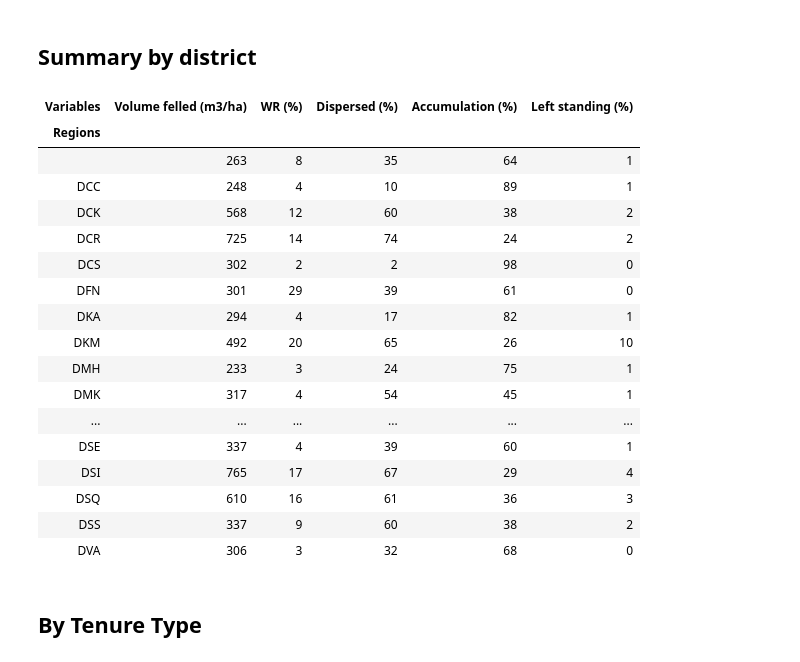
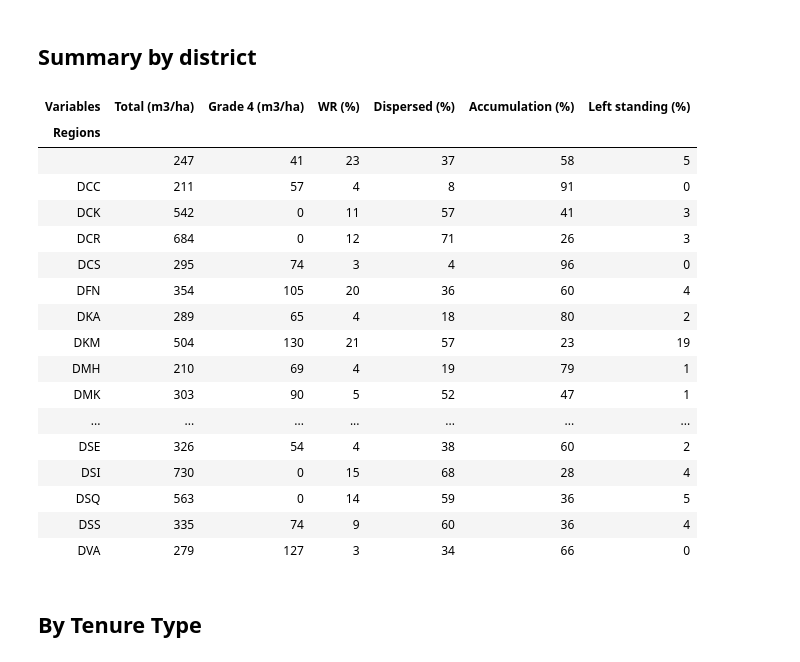
Before and after one commit to RobbieHember/fcexplore, a Jupyter notebook: waste/wastewood_bc_02_analysis.ipynb, the cells around one changed output. Drawn from its saved outputs; the diff is of its cells as text; code cells hidden in the pictures.

```diff
--- a/waste/wastewood_bc_02_analysis.ipynb
+++ b/waste/wastewood_bc_02_analysis.ipynb
@@ -54,13 +54,14 @@ dTM=gu.ipickle(r'C:\Users\rhember\Documents\Data\Waste Wood\WasteSummary.pkl')
 # Derived variables
 
 # Volume felled (Volume delivered + Waste)
-dTM['V Felled m3/ha']=dTM['V Logs Delivered Abs m3/ha']+dTM['V NonLog Delivered Abs m3/ha']+dTM['Waste Total m3/ha']
+#dTM['V Felled m3/ha']=dTM['V Logs Delivered Abs m3/ha']+dTM['V NonLog Delivered Abs m3/ha']+dTM['Waste Total m3/ha']
+dTM['V Felled m3/ha']=dTM['V Logs Delivered Abs m3/ha']+dTM['Waste Total m3/ha']
 
 # Waste ratio
 dTM['WR']=dTM['Waste Total m3/ha']/dTM['V Felled m3/ha']
 
 # Sawlog recovery ratio
-dTM['Sawlog Ratio']=(dTM['V Logs Delivered Grade 1 m3/ha']+dTM['V Logs Delivered Grade 2 m3/ha'])/dTM['V Logs Delivered m3/ha']
+dTM['Sawlog Ratio']=(dTM['V Logs Delivered Grade 1 Abs m3/ha']+dTM['V Logs Delivered Grade 2 Abs m3/ha'])/dTM['V Logs Delivered m3/ha']
 
 # Region
 dTM['Reg']=np.array(['Interior' for _ in range(dTM['TM'].size)],dtype=object)
@@ -148,9 +104,16 @@ ax[2].yaxis.set_ticks_position('both'); ax[2].xaxis.set_ticks_position('both');
 regL=['Coast','Interior']
 
 df=pd.DataFrame( [],
-        index=pd.Index(['Volume delivered (m3/ha)','Total waste wood (m3/ha)','Volume felled (m3/ha)', \
-                        'WR (%)','WR excluding left standing (%)','Dispersed (%)', \
-                        'Accumulation (%)','Left standing (%)'],name='Variables'),
+        index=pd.Index(['Volume delivered (m3/ha)',
+                        'Volume delivered Grades 1 and 2 (m3/ha)',
+                        'Volume delivered Grade 4 (m3/ha)',
+                        'Total waste wood (m3/ha)',
+                        'Volume felled (m3/ha)', \
+                        'WR (%)',
+                        'WR excluding left standing (%)',
+                        'Dispersed (%)', \
+                        'Accumulation (%)',
+                        'Left standing (%)'],name='Variables'),
         columns=pd.Index(regL, name='Regions') )
 
 for reg in regL:
@@ -165,7 +128,9 @@ for reg in regL:
                  (dTM['WR']>=0) & (dTM['WR']<1) )[0]
     # & (dTM['Tenure Type']=='Forest Licence')
 
-    df.loc['Volume delivered (m3/ha)',reg]=np.round(np.mean(dTM['V Logs Delivered m3/ha'][ind]))
+    df.loc['Volume delivered (m3/ha)',reg]=np.round(np.mean(dTM['V Logs Delivered Abs m3/ha'][ind]))
+    df.loc['Volume delivered Grades 1 and 2 (m3/ha)',reg]=np.round(np.mean(dTM['V Logs Delivered Grade 1 Abs m3/ha'][ind]+dTM['V Logs Delivered Grade 2 Abs m3/ha'][ind]))
+    df.loc['Volume delivered Grade 4 (m3/ha)',reg]=np.round(np.mean(dTM['V Logs Delivered Grade 4 Abs m3/ha'][ind]))
     df.loc['Total waste wood (m3/ha)',reg]=np.round(np.mean(dTM['Waste Total m3/ha'][ind]))
     df.loc['Volume felled (m3/ha)',reg]=np.round(np.mean(dTM['V Felled m3/ha'][ind]))
 
@@ -199,50 +166,50 @@ df
 # %%
 regL=list(np.unique(dTM['District']))
 
 df=pd.DataFrame([],
-        index=pd.Index(['Volume felled (m3/ha)','WR (%)','Dispersed (%)','Accumulation (%)','Left standing (%)'],name='Variables'),
+        index=pd.Index(['Total (m3/ha)','Grade 4 (m3/ha)','WR (%)','Dispersed (%)','Accumulation (%)','Left standing (%)'],name='Variables'),
         columns=pd.Index(regL, name='Regions'))
 for reg in regL:
     ind=np.where( (dTM['District']==reg) & \
                  (dTM['Year First']>2006) & \
-                 (dTM['V Logs Delivered m3/ha']>0) & \
+                 (dTM['V Logs Delivered Abs m3/ha']>0) & \
                  (dTM['V Felled m3/ha']>0) & \
                  (dTM['V Felled m3/ha']<2000) & \
                  (dTM['Waste N Entries']>0) & \
-                 (np.abs(dTM['Delta A %'])<5) & \
+                 (np.abs(dTM['Delta A %'])<100) & \
                  (dTM['Waste Standing %']>=0) & \
                  (dTM['Waste Net Area Tot']>0) & \
                  (dTM['WR']>=0) & (dTM['WR']<1) )[0]
 
-    df.loc['Volume felled (m3/ha)',reg]=np.round(np.mean(dTM['V Felled m3/ha'][ind]))
-
+    df.loc['Total (m3/ha)',reg]=np.round(np.mean(dTM['V Logs Delivered Abs m3/ha'][ind]))
+    df.loc['Grade 4 (m3/ha)',reg]=np.round(np.mean(dTM['V Logs Delivered Grade 4 Abs m3/ha'][ind]))
     w=dTM['Waste Total m3/ha'][ind]*dTM['PLANNED_NET_BLOCK_AREA'][ind]
     vf=dTM['V Felled m3/ha'][ind]*dTM['PLANNED_NET_BLOCK_AREA'][ind]
     df.loc['WR (%)',reg]=np.round((np.nansum(w)/np.nansum(vf))*100)
 
     df.loc['Dispersed (%)',reg]=np.round(np.nanmean(dTM['Waste Dispersed %'][ind]))
     df.loc['Accumulation (%)',reg]=np.round(np.nanmean(dTM['Waste Accumulation %'][ind]))
     df.loc['Left standing (%)',reg]=np.round(np.nanmean(dTM['Waste Standing %'][ind]))
 df.T
 # %% [output]
-| Variables | Volume felled (m3/ha) | WR (%) | Dispersed (%) | Accumulation (%) | Left standing (%) |
-| Regions |  |  |  |  |  |
-|  | 263 | 8 | 35 | 64 | 1 |
-| DCC | 248 | 4 | 10 | 89 | 1 |
-| DCK | 568 | 12 | 60 | 38 | 2 |
-| DCR | 725 | 14 | 74 | 24 | 2 |
-| DCS | 302 | 2 | 2 | 98 | 0 |
-| DFN | 301 | 29 | 39 | 61 | 0 |
-| DKA | 294 | 4 | 17 | 82 | 1 |
-| DKM | 492 | 20 | 65 | 26 | 10 |
-| DMH | 233 | 3 | 24 | 75 | 1 |
-| DMK | 317 | 4 | 54 | 45 | 1 |
-| ... | ... | ... | ... | ... | ... |
-| DSE | 337 | 4 | 39 | 60 | 1 |
-| DSI | 765 | 17 | 67 | 29 | 4 |
-| DSQ | 610 | 16 | 61 | 36 | 3 |
-| DSS | 337 | 9 | 60 | 38 | 2 |
-| DVA | 306 | 3 | 32 | 68 | 0 |
+| Variables | Total (m3/ha) | Grade 4 (m3/ha) | WR (%) | Dispersed (%) | Accumulation (%) | Left standing (%) |
+| Regions |  |  |  |  |  |  |
+|  | 247 | 41 | 23 | 37 | 58 | 5 |
+| DCC | 211 | 57 | 4 | 8 | 91 | 0 |
+| DCK | 542 | 0 | 11 | 57 | 41 | 3 |
+| DCR | 684 | 0 | 12 | 71 | 26 | 3 |
+| DCS | 295 | 74 | 3 | 4 | 96 | 0 |
+| DFN | 354 | 105 | 20 | 36 | 60 | 4 |
+| DKA | 289 | 65 | 4 | 18 | 80 | 2 |
+| DKM | 504 | 130 | 21 | 57 | 23 | 19 |
+| DMH | 210 | 69 | 4 | 19 | 79 | 1 |
+| DMK | 303 | 90 | 5 | 52 | 47 | 1 |
+| ... | ... | ... | ... | ... | ... | ... |
+| DSE | 326 | 54 | 4 | 38 | 60 | 2 |
+| DSI | 730 | 0 | 15 | 68 | 28 | 4 |
+| DSQ | 563 | 0 | 14 | 59 | 36 | 5 |
+| DSS | 335 | 74 | 9 | 60 | 36 | 4 |
+| DVA | 279 | 127 | 3 | 34 | 66 | 0 |
 # %% [markdown]
 ## By Tenure Type
 # %%
```
Also changed, not shown: parts of 16 cells of this notebook, 14 other files.
